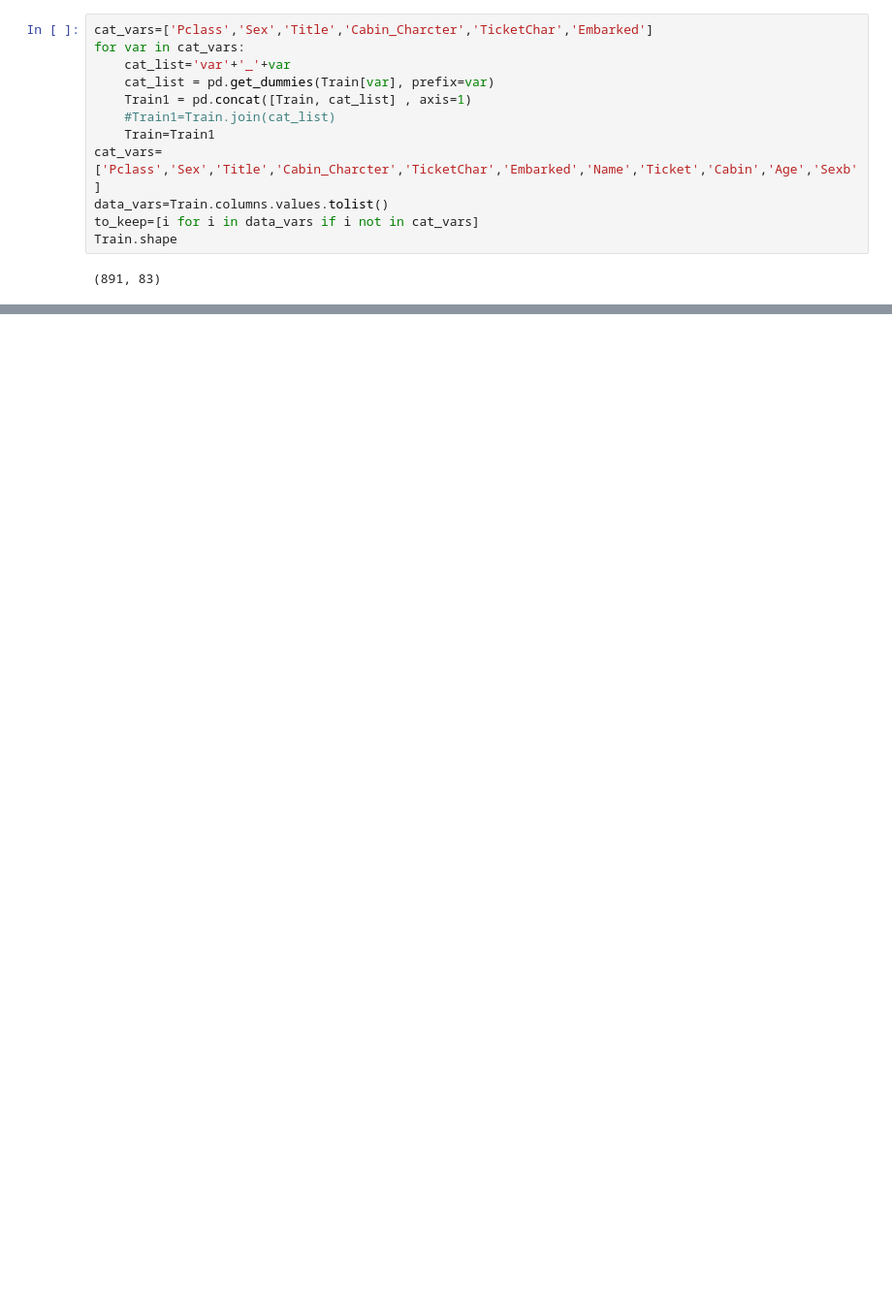
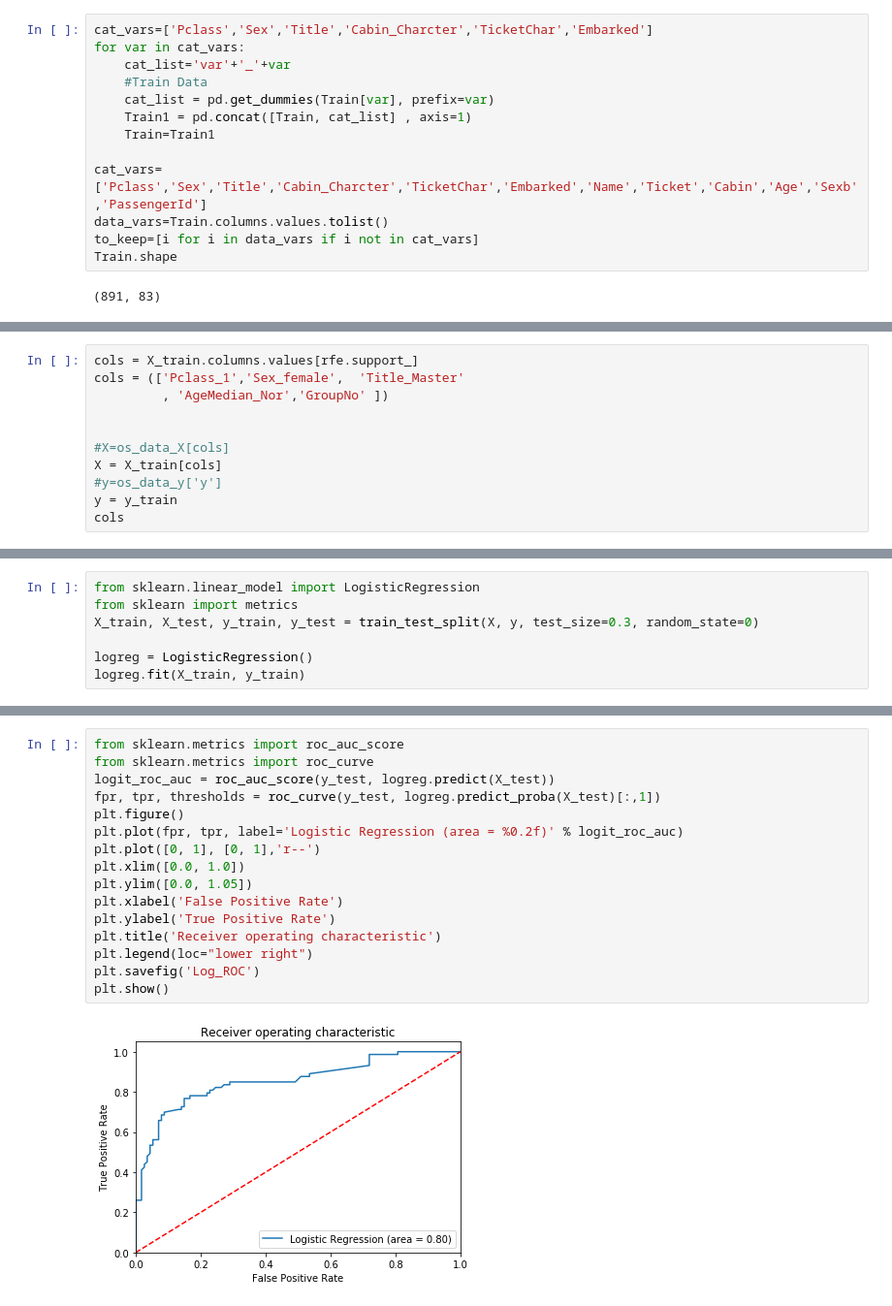
Before and after one commit to omershect/Kaggle-Titanic-Logistic-Regressionn-, a Jupyter notebook: Titanic.ipynb, the cells around one changed output, grey strips where cells are left out. Shown at 97% size. Cells and saved outputs as stored; diff of their text form; blank space fills up the shorter version.

Commit message:
Logistic Regression model Manage to score  0.794

```diff
--- a/Titanic.ipynb
+++ b/Titanic.ipynb
@@ -37,11 +37,12 @@ Create dummy variables from all categorical variables
 cat_vars=['Pclass','Sex','Title','Cabin_Charcter','TicketChar','Embarked']
 for var in cat_vars:
     cat_list='var'+'_'+var
+    #Train Data
     cat_list = pd.get_dummies(Train[var], prefix=var)
     Train1 = pd.concat([Train, cat_list] , axis=1)
-    #Train1=Train.join(cat_list)
     Train=Train1
-cat_vars=['Pclass','Sex','Title','Cabin_Charcter','TicketChar','Embarked','Name','Ticket','Cabin','Age','Sexb']
+
+cat_vars=['Pclass','Sex','Title','Cabin_Charcter','TicketChar','Embarked','Name','Ticket','Cabin','Age','Sexb','PassengerId']
 data_vars=Train.columns.values.tolist()
 to_keep=[i for i in data_vars if i not in cat_vars]
 Train.shape
@@ -103,0 +143,11 @@ Proportion of subscription data in oversampled data is  0.5
+# %%
+cols = X_train.columns.values[rfe.support_]
+cols = (['Pclass_1','Sex_female',  'Title_Master'
+         , 'AgeMedian_Nor','GroupNo' ])
+
+
+#X=os_data_X[cols]
+X = X_train[cols]
+#y=os_data_y['y']
+y = y_train
+cols
@@ -103,0 +179,7 @@ Proportion of subscription data in oversampled data is  0.5
+# %%
+from sklearn.linear_model import LogisticRegression
+from sklearn import metrics
+X_train, X_test, y_train, y_test = train_test_split(X, y, test_size=0.3, random_state=0)
+
+logreg = LogisticRegression()
+logreg.fit(X_train, y_train)
@@ -103,0 +203,18 @@ Proportion of subscription data in oversampled data is  0.5
+# %%
+from sklearn.metrics import roc_auc_score
+from sklearn.metrics import roc_curve
+logit_roc_auc = roc_auc_score(y_test, logreg.predict(X_test))
+fpr, tpr, thresholds = roc_curve(y_test, logreg.predict_proba(X_test)[:,1])
+plt.figure()
+plt.plot(fpr, tpr, label='Logistic Regression (area = %0.2f)' % logit_roc_auc)
+plt.plot([0, 1], [0, 1],'r--')
+plt.xlim([0.0, 1.0])
+plt.ylim([0.0, 1.05])
+plt.xlabel('False Positive Rate')
+plt.ylabel('True Positive Rate')
+plt.title('Receiver operating characteristic')
+plt.legend(loc="lower right")
+plt.savefig('Log_ROC')
+plt.show()
+# %% [output]
+[figure, added]
```
Also changed, not shown: parts of 16 cells of this notebook.
